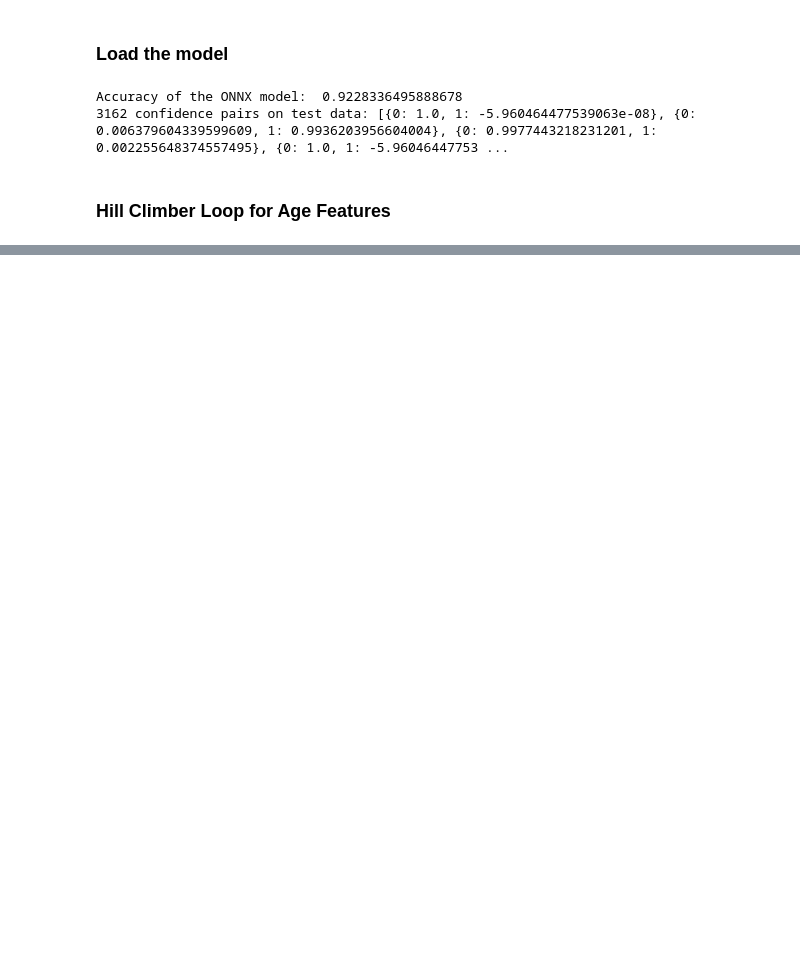
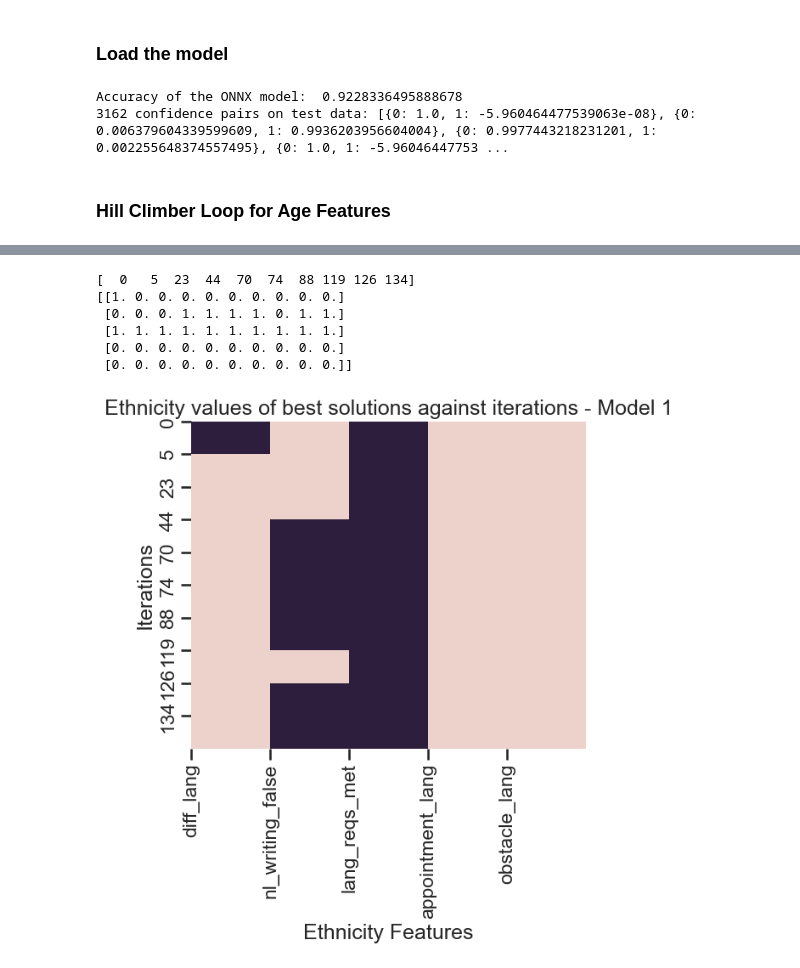
Before and after one commit to nadinekuo/TUD-CS4370-Fraud-Detection-Models, a Jupyter notebook: HillClimberTest.ipynb, the cells around one changed output, grey strips where cells are left out. Saved outputs shown, nothing was run; the diff lists cells and outputs as text; code cells hidden in the pictures; blank space fills up the shorter version.

```diff
--- a/HillClimberTest.ipynb
+++ b/HillClimberTest.ipynb
@@ -196,9 +185,11 @@ def compute_fitness(conf_pairs_list, og_output_label):
 # %%
 def get_neighbours_fitness(random_test_X, random_test_y):
     # 2. Create neigbouring samples by perturbing values of single features
-    neighs_X, neighs_y = get_age_neighbours(random_test_X, random_test_y, age_features)
-    print(f"Original age: {random_test_X['persoon_leeftijd_bij_onderzoek'].values[0]}")
-    print(f"New ages of neighbours: {neighs_X[0]['persoon_leeftijd_bij_onderzoek'].values[0], neighs_X[1]['persoon_leeftijd_bij_onderzoek'].values[0], neighs_X[2]['persoon_leeftijd_bij_onderzoek'].values[0], neighs_X[3]['persoon_leeftijd_bij_onderzoek'].values[0], neighs_X[4]['persoon_leeftijd_bij_onderzoek'].values[0], neighs_X[5]['persoon_leeftijd_bij_onderzoek'].values[0]}")
+    # TODO: set to correct feature set
+    # neighs_X, neighs_y = get_age_neighbours(random_test_X, random_test_y, age_features)
+    neighs_X, neighs_y = get_ethnicity_neighbours(random_test_X, random_test_y, ethnicity_features)
+    # print(f"Original age: {random_test_X['persoon_leeftijd_bij_onderzoek'].values[0]}")
+    # print(f"New ages of neighbours: {neighs_X[0]['persoon_leeftijd_bij_onderzoek'].values[0], neighs_X[1]['persoon_leeftijd_bij_onderzoek'].values[0], neighs_X[2]['persoon_leeftijd_bij_onderzoek'].values[0], neighs_X[3]['persoon_leeftijd_bij_onderzoek'].values[0], neighs_X[4]['persoon_leeftijd_bij_onderzoek'].values[0], neighs_X[5]['persoon_leeftijd_bij_onderzoek'].values[0]}")
     new_test_X = random_test_X._append(neighs_X)             # Type: pandas.core.frame.DataFrame
     new_test_y = random_test_y._append(pd.Series(neighs_y))  # Type: pandas.core.series.Series
 
@@ -218,7 +209,7 @@ def get_neighbours_fitness(random_test_X, random_test_y):
 eps = 0.001    # TODO: possibly add eps
 patience = 50  # If fitness value of neighbours is not WORSE than current solution for patience iterations, stop
 count = 0
-max_iter = 200
+max_iter = 500
 
 # TODO: Sample a random test sample from test set for which checked = 1
 random_test_X = X_test.sample(n=1)
@@ -239,7 +230,6 @@ while True:
     # 1. Start with random test sample: get model confidence for this sample
     new_test_X, new_test_y, fitness_vals = get_neighbours_fitness(best_neigh_X, best_neigh_y)
     curr_fitness = fitness_vals[0]
-    best_fitness_vals.append(curr_fitness)
     best_fitness_ages.append(best_neigh_X['persoon_leeftijd_bij_onderzoek'].values[0])
     # Get indices of lowest fitness value in list
     min_fitness_idxs = [i for i, x in enumerate(fitness_vals) if x == min(fitness_vals)]
@@ -301,0 +350,31 @@ sns.set_style("ticks")
+# %%
+# Create heatmap with on y-axis all ethnicity features and on x-axis 10 random iterations selected (but always including first)
+
+# Get 10 random indices to display on x-axis
+random_iterations = np.concatenate(([0], np.random.choice(count - 1, 9, replace=False)))
+random_iterations.sort()
+print(random_iterations)
+
+selected_ethnic_vals = np.array(best_fitness_ethnic_vls)[random_iterations].transpose()
+print(selected_ethnic_vals)
+
+# Plot the heatmap
+plt.figure(figsize=(6, 5))
+sns.heatmap(selected_ethnic_vals.transpose(), cmap=sns.cubehelix_palette(as_cmap=True), cbar=False)
+# Label the y-axis with the selected random iterations, but only label every 5th iteration
+# plt.yticks(ticks=np.arange(start=0, stop=random_iterations[count-1], step=5), labels=[str(i) for i in random_iterations])
+plt.yticks(ticks=range(0, 10), labels=[str(i) for i in random_iterations])
+# Label the x-axis with the 5 ethnicity feature names, but vertically (rotate by 90 deg and center)
+plt.xticks(ticks=range(0, 5), labels=[str(feat) for feat in ethnicity_features_en], rotation=90, ha='center')
+plt.ylabel("Iterations")
+plt.xlabel("Ethnicity Features")
+plt.title("Ethnicity values of best solutions against iterations - Model 1")
+plt.show()
+# %% [output]
+[  0   5  23  44  70  74  88 119 126 134]
+[[1. 0. 0. 0. 0. 0. 0. 0. 0. 0.]
+ [0. 0. 0. 1. 1. 1. 1. 0. 1. 1.]
+ [1. 1. 1. 1. 1. 1. 1. 1. 1. 1.]
+ [0. 0. 0. 0. 0. 0. 0. 0. 0. 0.]
+ [0. 0. 0. 0. 0. 0. 0. 0. 0. 0.]]
+[figure, added]
```
Also changed, not shown: parts of 7 cells of this notebook, 2 other files.
